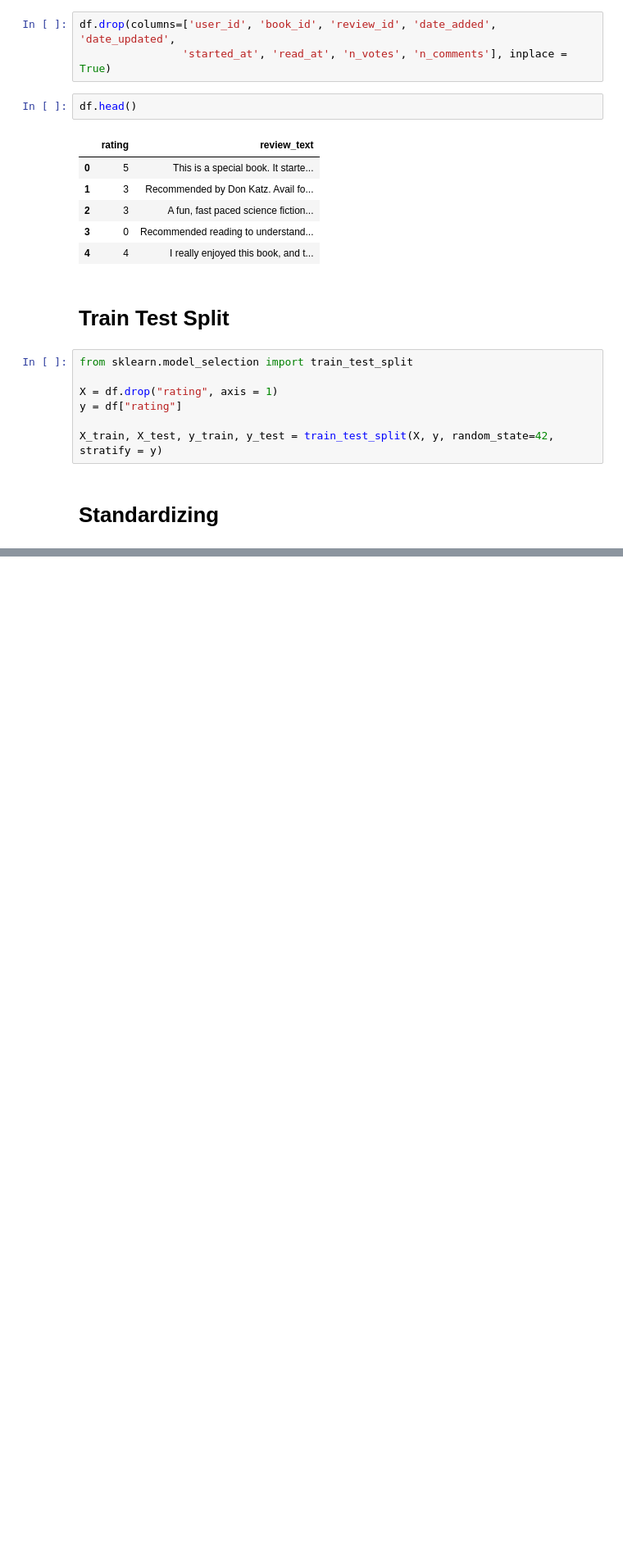
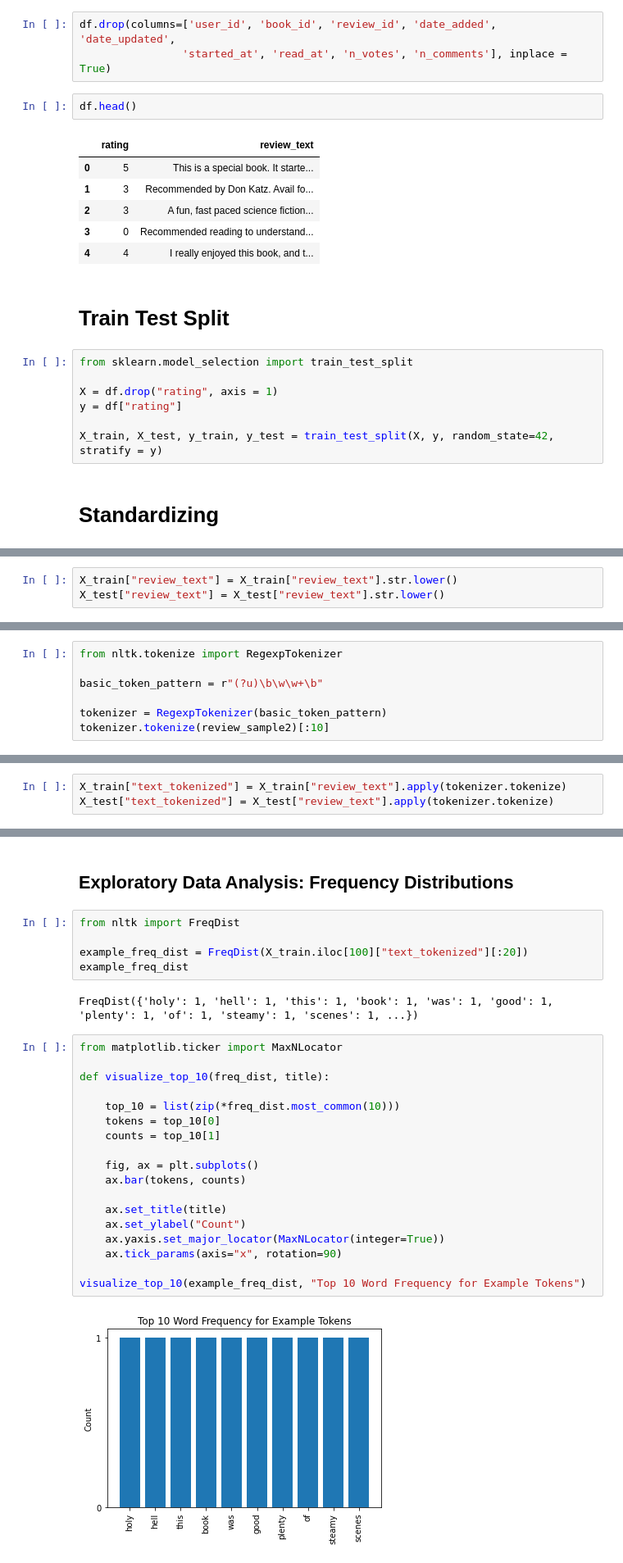
Before and after one commit to henrysvg/Capstone-Project, a Jupyter notebook: Notebook.ipynb, the cells around one changed output, grey strips where cells are left out. Shown at 82% size. Drawn from its saved outputs; the diff is of its cells as text; blank space fills up the shorter version.

```diff
--- a/Notebook.ipynb
+++ b/Notebook.ipynb
@@ -360,0 +363,3 @@ X_test['review_text']=X_test['review_text'].map(lambda s:preprocess(s))
+# %%
+X_train["review_text"] = X_train["review_text"].str.lower()
+X_test["review_text"] = X_test["review_text"].str.lower()
@@ -360,0 +401,7 @@ X_test['review_text']=X_test['review_text'].map(lambda s:preprocess(s))
+# %%
+from nltk.tokenize import RegexpTokenizer
+
+basic_token_pattern = r"(?u)\b\w\w+\b"
+
+tokenizer = RegexpTokenizer(basic_token_pattern)
+tokenizer.tokenize(review_sample2)[:10]
@@ -360,0 +434,3 @@ X_test['review_text']=X_test['review_text'].map(lambda s:preprocess(s))
+# %%
+X_train["text_tokenized"] = X_train["review_text"].apply(tokenizer.tokenize)
+X_test["text_tokenized"] = X_test["review_text"].apply(tokenizer.tokenize)
@@ -360,0 +471,29 @@ X_test['review_text']=X_test['review_text'].map(lambda s:preprocess(s))
+# %% [markdown]
+## Exploratory Data Analysis: Frequency Distributions
+# %%
+from nltk import FreqDist
+
+example_freq_dist = FreqDist(X_train.iloc[100]["text_tokenized"][:20])
+example_freq_dist
+# %% [output]
+FreqDist({'holy': 1, 'hell': 1, 'this': 1, 'book': 1, 'was': 1, 'good': 1, 'plenty': 1, 'of': 1, 'steamy': 1, 'scenes': 1, ...})
+# %%
+from matplotlib.ticker import MaxNLocator
+
+def visualize_top_10(freq_dist, title):
+
+    top_10 = list(zip(*freq_dist.most_common(10)))
+    tokens = top_10[0]
+    counts = top_10[1]
+
+    fig, ax = plt.subplots()
+    ax.bar(tokens, counts)
+
+    ax.set_title(title)
+    ax.set_ylabel("Count")
+    ax.yaxis.set_major_locator(MaxNLocator(integer=True))
+    ax.tick_params(axis="x", rotation=90)
+
+visualize_top_10(example_freq_dist, "Top 10 Word Frequency for Example Tokens")
+# %% [output]
+[figure, added]
```
Also changed, not shown: parts of 52 cells of this notebook.
